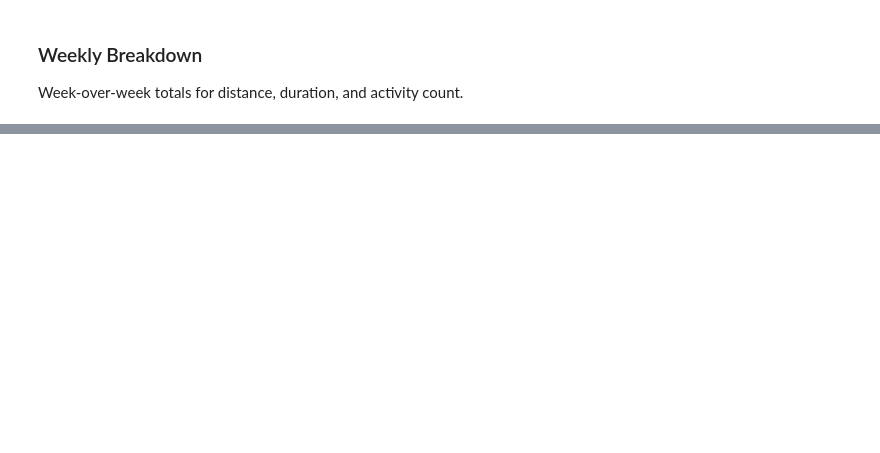
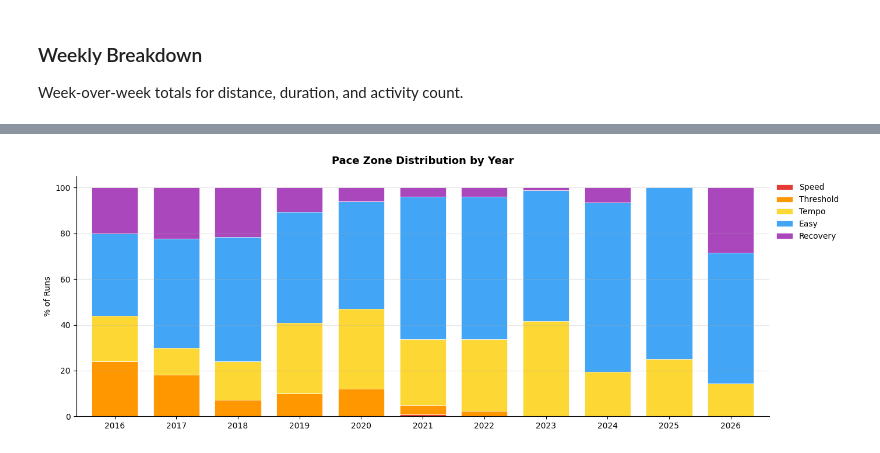
Before and after one commit to gommezen/garmin-activity, a Jupyter notebook: notebooks/analysis.ipynb, the cells around one changed output, grey strips where cells are left out. Drawn from its saved outputs; the diff is of its cells as text; code cells hidden in the pictures; blank space fills up the shorter version.

```diff
--- a/notebooks/analysis.ipynb
+++ b/notebooks/analysis.ipynb
@@ -74,0 +205,28 @@ weekly_summary(df)
+# %%
+# Pace zone trend by year — stacked bar showing how zone mix shifts over time
+import pandas as pd
+
+df["year"] = df["start_time"].dt.year
+yearly_zones = df.groupby(["year", "pace_zone"], observed=True).size().unstack(fill_value=0)
+yearly_zones = yearly_zones.reindex(columns=zone_labels, fill_value=0)
+
+# Normalize to percentages
+yearly_pct = yearly_zones.div(yearly_zones.sum(axis=1), axis=0) * 100
+
+fig, ax = plt.subplots(figsize=(14, 5))
+yearly_pct.plot(kind="bar", stacked=True, color=zone_colors, edgecolor="white",
+                linewidth=0.5, ax=ax, width=0.75)
+
+ax.set_ylabel("% of Runs")
+ax.set_xlabel("")
+ax.set_title("Pace Zone Distribution by Year", fontsize=13, fontweight="bold", pad=15)
+ax.legend(loc="upper left", bbox_to_anchor=(1, 1), frameon=False)
+ax.set_xticklabels(ax.get_xticklabels(), rotation=0)
+ax.spines["top"].set_visible(False)
+ax.spines["right"].set_visible(False)
+ax.grid(axis="y", alpha=0.3)
+
+plt.tight_layout()
+plt.show()
+# %% [output]
+[figure, added]
```
Also changed, not shown: parts of 12 cells of this notebook, 4 other files.
